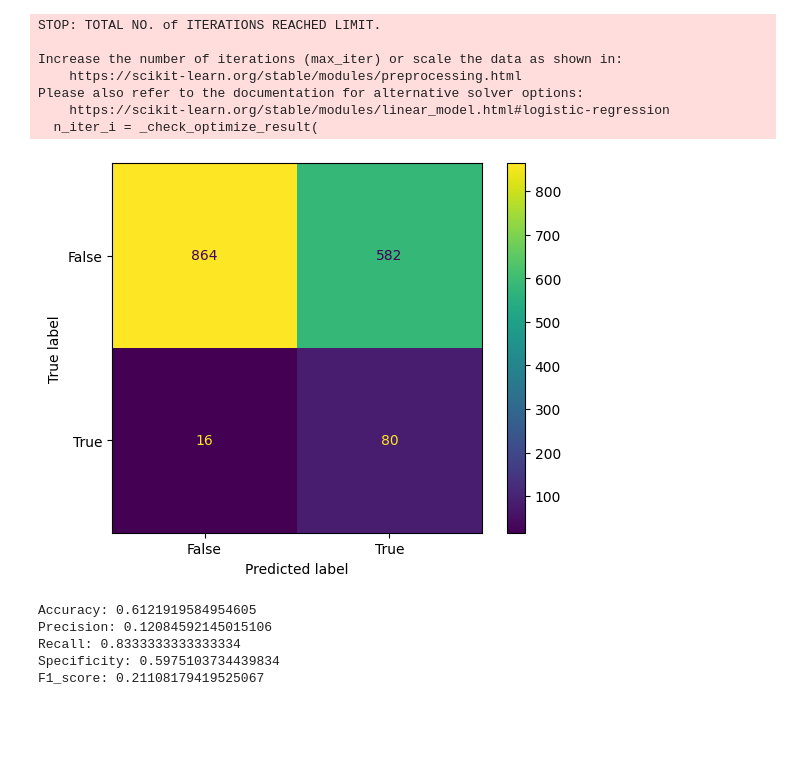
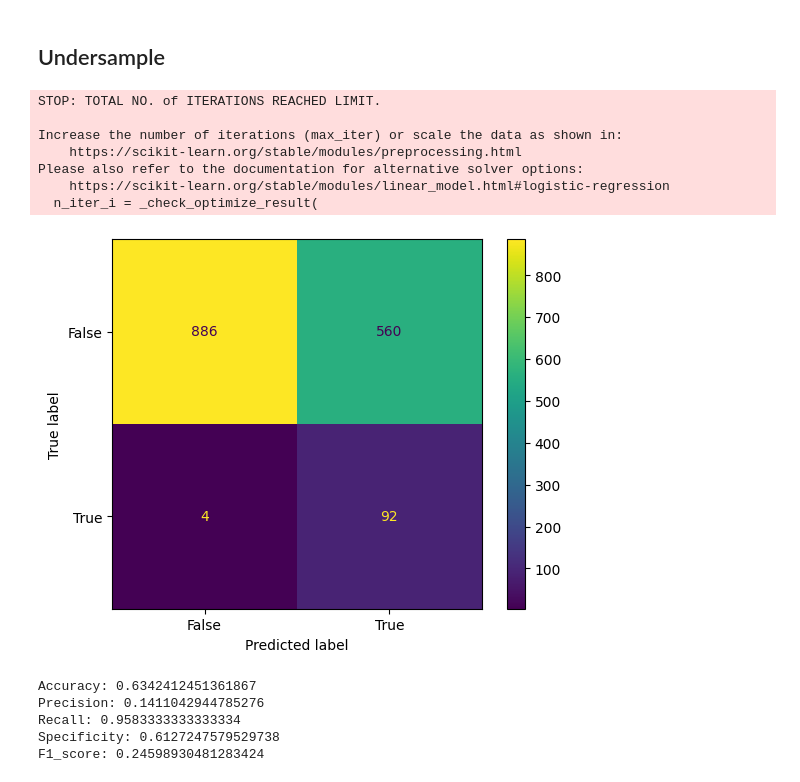
Before and after one commit to dapscc/bt4012_fraud, a Jupyter notebook: logreg.ipynb, the cells around one changed output. Saved outputs shown, nothing was run; the diff lists cells and outputs as text; code cells hidden in the pictures; blank space fills up the shorter version.

```diff
--- a/logreg.ipynb
+++ b/logreg.ipynb
@@ -44,19 +46,22 @@ X_new, y_new = oversample(X_train, y_train)
+# %% [markdown]
+## Undersample
 # %%
+X_under, y_under = undersample(X_train, y_train)
 logr = linear_model.LogisticRegression()
-logr.fit(X_new, y_new)
+logr.fit(X_under, y_under)
 predicted = logr.predict(X_val)
-show_metrics(y_val, predicted)
+show_metrics(y_val, predicted, 1, 0)
 # %% [output]
 STOP: TOTAL NO. of ITERATIONS REACHED LIMIT.
 
 Increase the number of iterations (max_iter) or scale the data as shown in:
     https://scikit-learn.org/stable/modules/preprocessing.html
 Please also refer to the documentation for alternative solver options:
     https://scikit-learn.org/stable/modules/linear_model.html#logistic-regression
   n_iter_i = _check_optimize_result(
-[figure, old version]
+[figure, new version]
-Accuracy: 0.6121919584954605
-Precision: 0.12084592145015106
-Recall: 0.8333333333333334
-Specificity: 0.5975103734439834
-F1_score: 0.21108179419525067
+Accuracy: 0.6342412451361867
+Precision: 0.1411042944785276
+Recall: 0.9583333333333334
+Specificity: 0.6127247579529738
+F1_score: 0.24598930481283424
```
Also changed, not shown: parts of 17 cells of this notebook, 1 other file.
